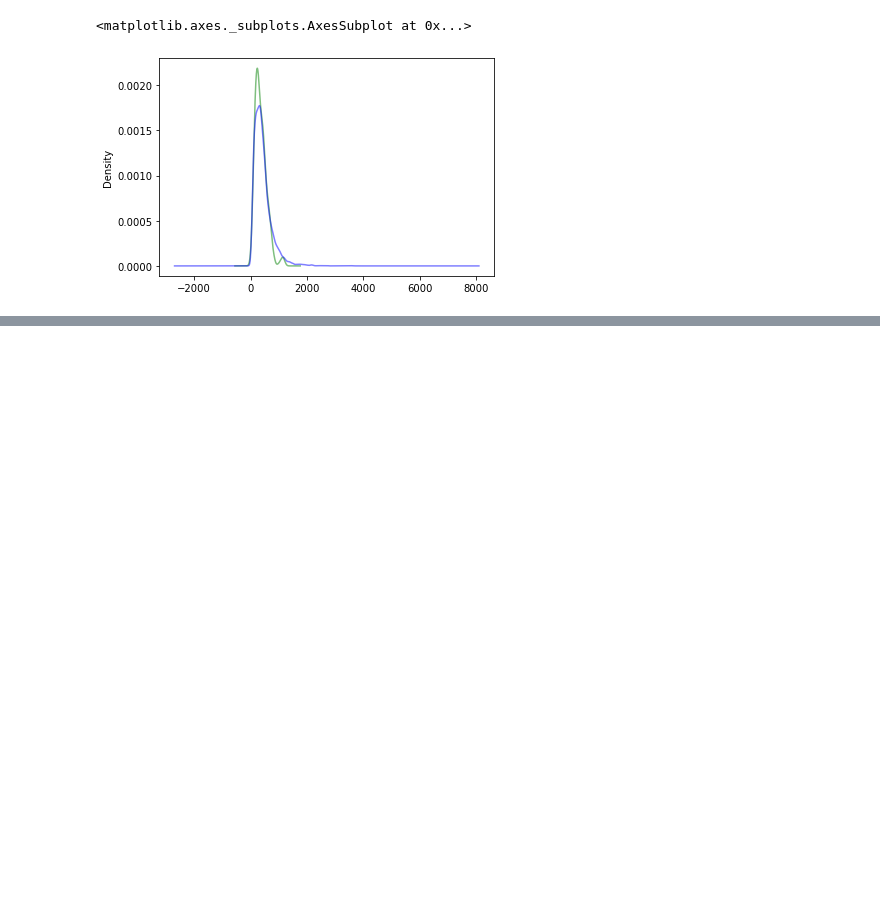
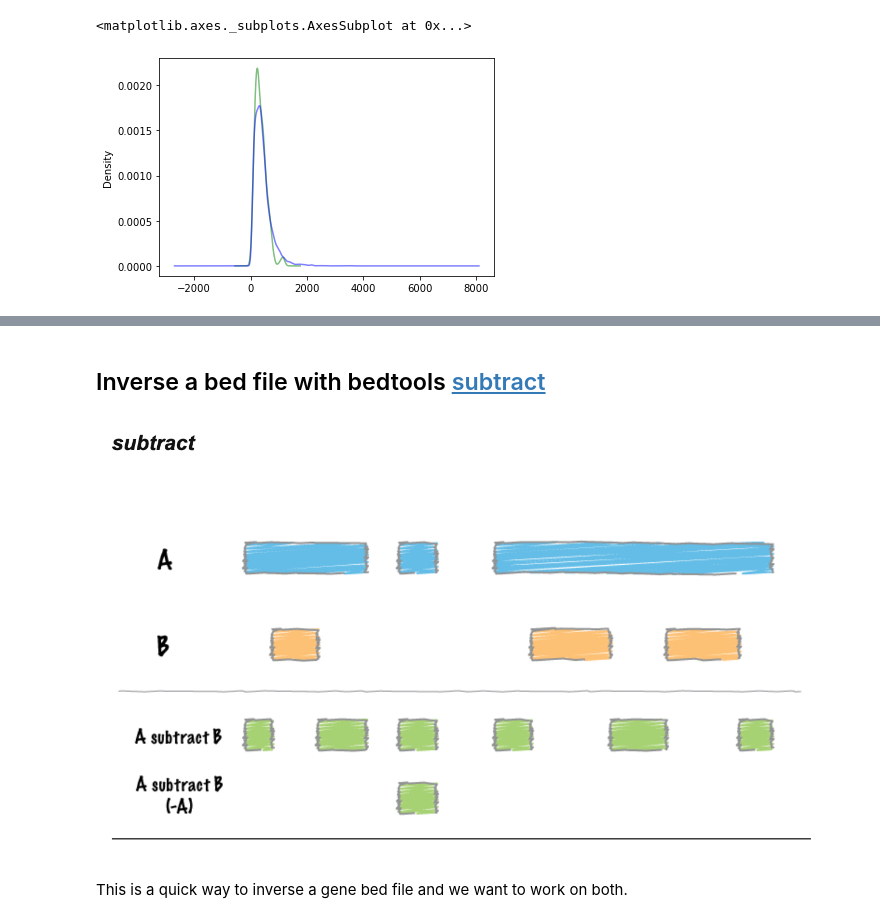
Before and after one commit to JanaSperschneider/Python_Intro_ANU_RSB, a Jupyter notebook: PythonProgramming_Session4.ipynb, the cells around one changed output, grey strips where cells are left out. Drawn from its saved outputs; the diff is of its cells as text; code cells hidden in the pictures; blank space fills up the shorter version.

Commit message:
do all the funky stuff with bedtools

```diff
--- a/PythonProgramming_Session4.ipynb
+++ b/PythonProgramming_Session4.ipynb
@@ -555,0 +726,8 @@ https://pandas.pydata.org/pandas-docs/stable/user_guide/indexing.html#deprecate-
+# %% [markdown]
+## Inverse a bed file with bedtools [subtract](https://bedtools.readthedocs.io/en/latest/content/tools/subtract.html?highlight=subtract)
+# %%
+Image('figures/Substract.png')
+# %% [output]
+[figure, added]
+# %% [markdown]
+This is a quick way to inverse a gene bed file and we want to work on both.
```
Also changed, not shown: parts of 50 cells of this notebook, 14 other files.
